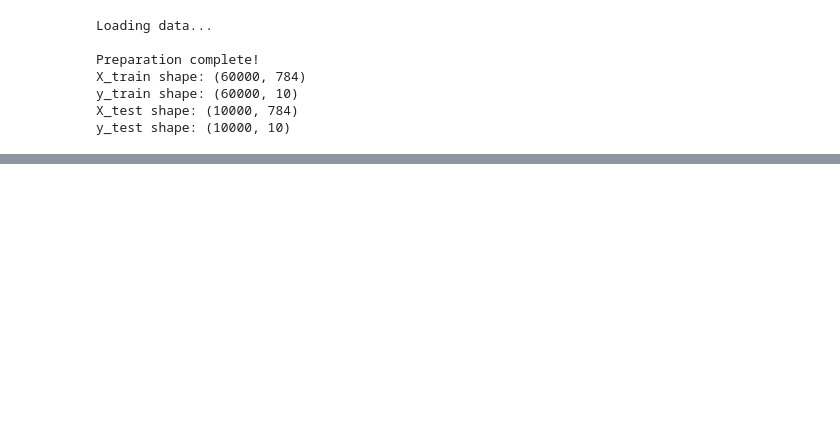
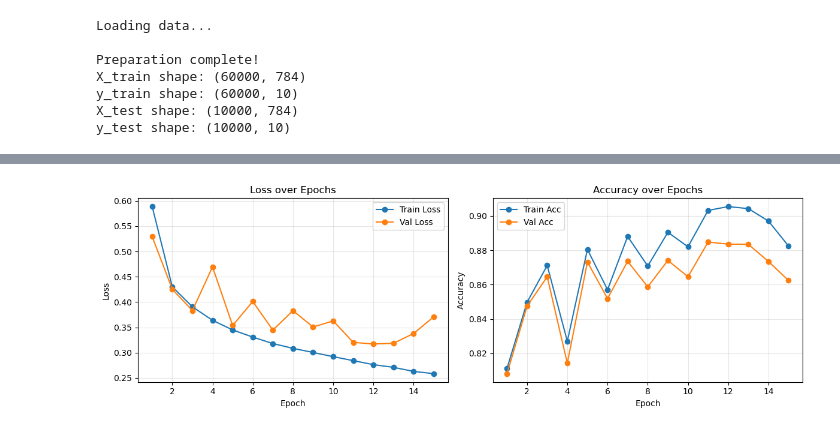
Before and after one commit to Max0Past/IDSS, a Jupyter notebook: lab_2/lab2.ipynb, the cells around one changed output, grey strips where cells are left out. Saved outputs shown, nothing was run; the diff lists cells and outputs as text; code cells hidden in the pictures; blank space fills up the shorter version.

```diff
--- a/lab_2/lab2.ipynb
+++ b/lab_2/lab2.ipynb
@@ -189,0 +266,44 @@ Total incorrect predictions: 1255 out of 10000
+# %%
+# ==========================================
+# Experiment 3: Network with LeakyReLU activation
+# ==========================================
+
+print("--- EXPERIMENT 3: Network with LeakyReLU ---")
+from minigrad.nn import LeakyReLU
+
+# Define model with LeakyReLU (Task points 11)
+leaky_model = Sequential(
+    Linear(784, 128),
+    LeakyReLU(alpha=0.01),
+    Linear(128, 10),
+    Softmax()
+)
+
+leaky_optimizer = SGD(leaky_model.parameters(), lr=0.1)
+
+leaky_history = {
+    'train_loss': [], 'val_loss': [],
+    'train_acc': [], 'val_acc': []
+}
+
+# 1. Measure Training Time
+start_train_time = time.time()
+
+for epoch in range(epochs):
+    train_loss = train_epoch(leaky_model, X_train, y_train, categorical_cross_entropy, leaky_optimizer, batch_size)
+    _, train_acc = evaluate_model(leaky_model, X_train, y_train, y_train_raw, categorical_cross_entropy, batch_size)
+    val_loss, val_acc = evaluate_model(leaky_model, X_test, y_test, y_test_raw, categorical_cross_entropy, batch_size)
+
+    leaky_history['train_loss'].append(train_loss)
+    leaky_history['val_loss'].append(val_loss)
+    leaky_history['train_acc'].append(train_acc)
+    leaky_history['val_acc'].append(val_acc)
+
+    print(f"Leaky Epoch {epoch+1:02d}/{epochs} | Val Acc: {val_acc:.4f}")
+
+end_train_time = time.time()
+print(f"\nTraining time for LeakyReLU Model: {end_train_time - start_train_time:.2f} seconds")
+
+# 2. Plot results
+plot_history(leaky_history)
+# %% [output]
@@ -189,0 +328 @@ Total incorrect predictions: 1255 out of 10000
+[figure, added]
```
Also changed, not shown: parts of 4 cells of this notebook.
